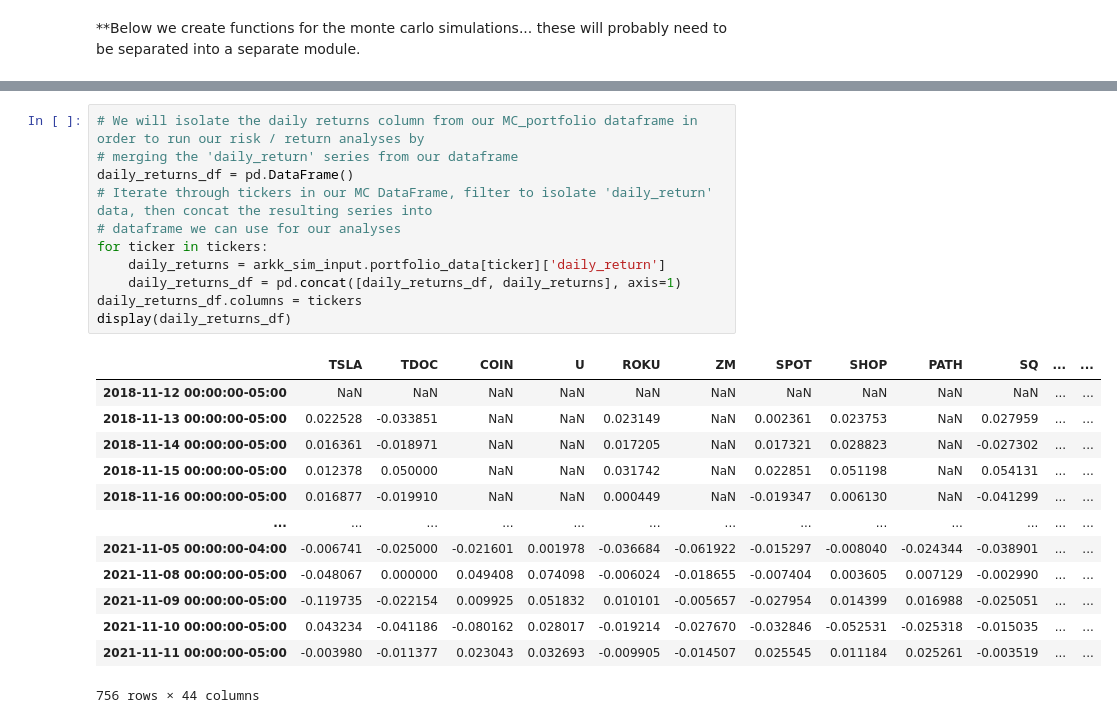
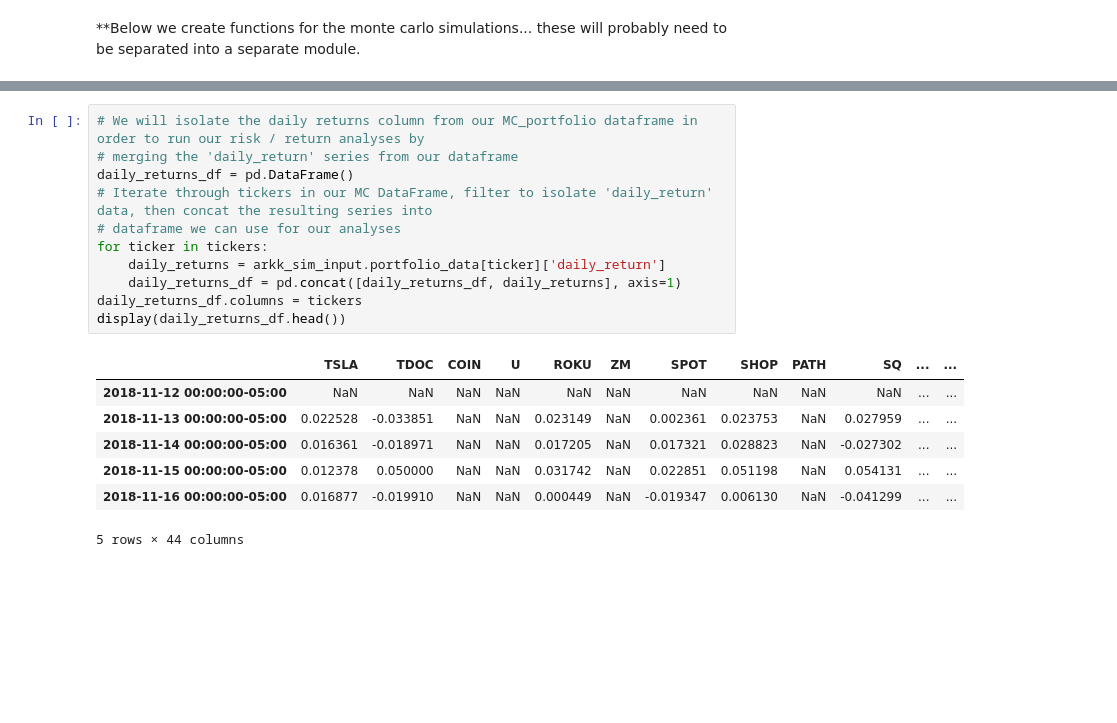
Before and after one commit to odhissm/portfolio_management, a Jupyter notebook: project_initial.ipynb, the cells around one changed output, grey strips where cells are left out. Saved outputs shown, nothing was run; the diff lists cells and outputs as text; blank space fills up the shorter version.

```diff
--- a/project_initial.ipynb
+++ b/project_initial.ipynb
@@ -208,28 +202,22 @@ arkk_sim_input.portfolio_data.tail()
 # %%
 # We will isolate the daily returns column from our MC_portfolio dataframe in order to run our risk / return analyses by
 # merging the 'daily_return' series from our dataframe
 daily_returns_df = pd.DataFrame()
 # Iterate through tickers in our MC DataFrame, filter to isolate 'daily_return' data, then concat the resulting series into
 # dataframe we can use for our analyses
 for ticker in tickers:
     daily_returns = arkk_sim_input.portfolio_data[ticker]['daily_return']
     daily_returns_df = pd.concat([daily_returns_df, daily_returns], axis=1)
 daily_returns_df.columns = tickers
-display(daily_returns_df)
+display(daily_returns_df.head())
 # %% [output]
 |  | TSLA | TDOC | COIN | U | ROKU | ZM | SPOT | SHOP | PATH | SQ | ... | ... |
 | 2018-11-12 00:00:00-05:00 | NaN | NaN | NaN | NaN | NaN | NaN | NaN | NaN | NaN | NaN | ... | ... |
 | 2018-11-13 00:00:00-05:00 | 0.022528 | -0.033851 | NaN | NaN | 0.023149 | NaN | 0.002361 | 0.023753 | NaN | 0.027959 | ... | ... |
 | 2018-11-14 00:00:00-05:00 | 0.016361 | -0.018971 | NaN | NaN | 0.017205 | NaN | 0.017321 | 0.028823 | NaN | -0.027302 | ... | ... |
 | 2018-11-15 00:00:00-05:00 | 0.012378 | 0.050000 | NaN | NaN | 0.031742 | NaN | 0.022851 | 0.051198 | NaN | 0.054131 | ... | ... |
 | 2018-11-16 00:00:00-05:00 | 0.016877 | -0.019910 | NaN | NaN | 0.000449 | NaN | -0.019347 | 0.006130 | NaN | -0.041299 | ... | ... |
-| ... | ... | ... | ... | ... | ... | ... | ... | ... | ... | ... | ... | ... |
-| 2021-11-05 00:00:00-04:00 | -0.006741 | -0.025000 | -0.021601 | 0.001978 | -0.036684 | -0.061922 | -0.015297 | -0.008040 | -0.024344 | -0.038901 | ... | ... |
-| 2021-11-08 00:00:00-05:00 | -0.048067 | 0.000000 | 0.049408 | 0.074098 | -0.006024 | -0.018655 | -0.007404 | 0.003605 | 0.007129 | -0.002990 | ... | ... |
-| 2021-11-09 00:00:00-05:00 | -0.119735 | -0.022154 | 0.009925 | 0.051832 | 0.010101 | -0.005657 | -0.027954 | 0.014399 | 0.016988 | -0.025051 | ... | ... |
-| 2021-11-10 00:00:00-05:00 | 0.043234 | -0.041186 | -0.080162 | 0.028017 | -0.019214 | -0.027670 | -0.032846 | -0.052531 | -0.025318 | -0.015035 | ... | ... |
-| 2021-11-11 00:00:00-05:00 | -0.003980 | -0.011377 | 0.023043 | 0.032693 | -0.009905 | -0.014507 | 0.025545 | 0.011184 | 0.025261 | -0.003519 | ... | ... |
-756 rows × 44 columns
+5 rows × 44 columns
 # %%
 # Calculating standard deviations of the daily returns and plotting the results.
 daily_returns_std = daily_returns_df.std().sort_values()
```
Also changed, not shown: parts of 12 cells of this notebook.
